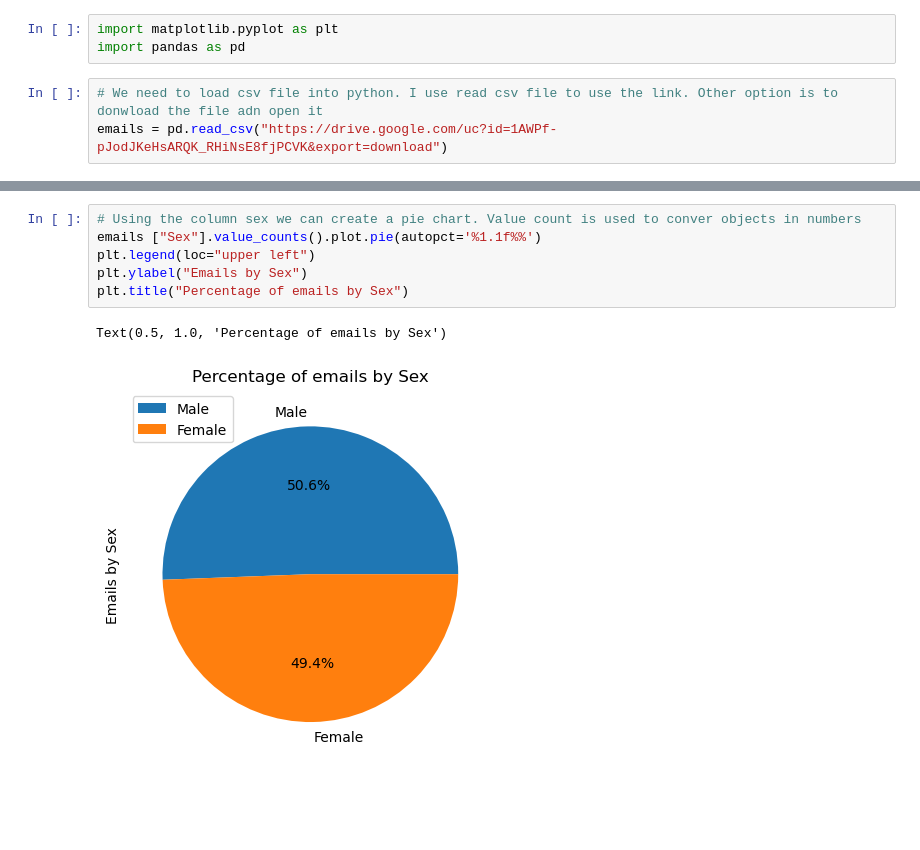
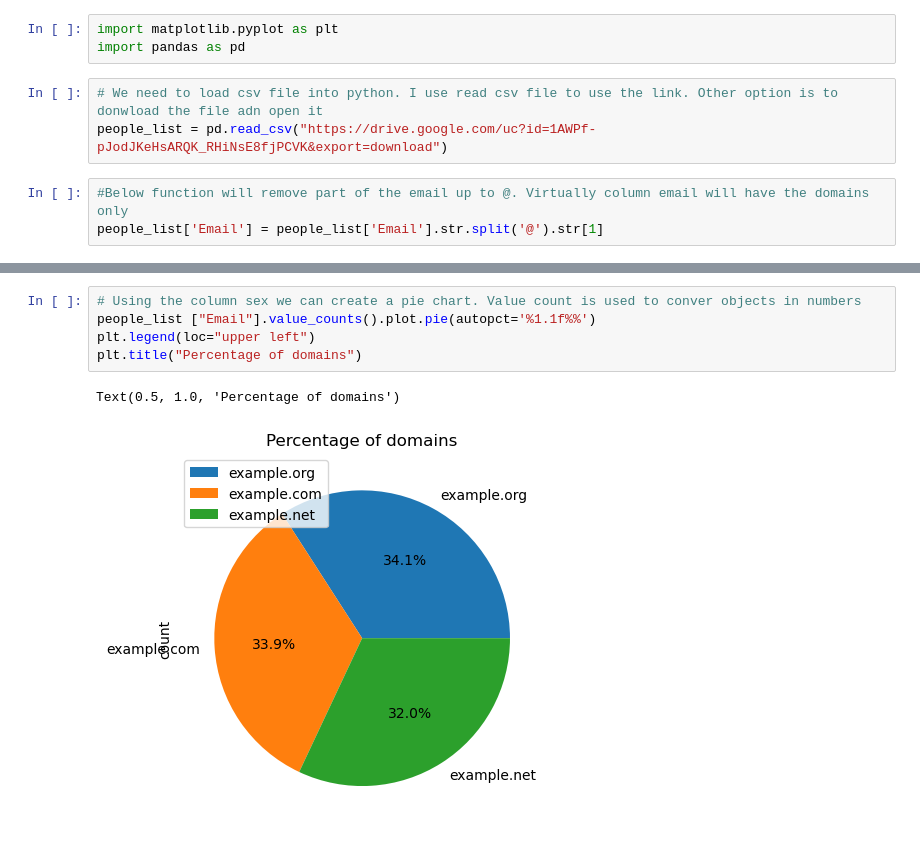
Before and after one commit to RobAstur/Programming-for-data-analytics, a Jupyter notebook: Assignment/assignment03-pie.ipynb, the cells around one changed output, grey strips where cells are left out. Drawn from its saved outputs; the diff is of its cells as text; blank space fills up the shorter version.

Commit message:
domains

```diff
--- a/Assignment/assignment03-pie.ipynb
+++ b/Assignment/assignment03-pie.ipynb
@@ -5,4 +5,7 @@ import matplotlib.pyplot as plt
 import pandas as pd
 # %%
 # We need to load csv file into python. I use read csv file to use the link. Other option is to donwload the file adn open it
-emails = pd.read_csv("https://drive.google.com/uc?id=1AWPf-pJodJKeHsARQK_RHiNsE8fjPCVK&export=download")
+people_list = pd.read_csv("https://drive.google.com/uc?id=1AWPf-pJodJKeHsARQK_RHiNsE8fjPCVK&export=download")
+# %%
+#Below function will remove part of the email up to @. Virtually column email will have the domains only
+people_list['Email'] = people_list['Email'].str.split('@').str[1]
@@ -9,9 +28,8 @@ emails = pd.read_csv("https://drive.google.com/uc?id=1AWPf-pJodJKeHsARQK_RHiNsE8
 # %%
 # Using the column sex we can create a pie chart. Value count is used to conver objects in numbers
-emails ["Sex"].value_counts().plot.pie(autopct='%1.1f%%')
+people_list ["Email"].value_counts().plot.pie(autopct='%1.1f%%')
 plt.legend(loc="upper left")
-plt.ylabel("Emails by Sex")
-plt.title("Percentage of emails by Sex")
+plt.title("Percentage of domains")
 # %% [output]
-Text(0.5, 1.0, 'Percentage of emails by Sex')
+Text(0.5, 1.0, 'Percentage of domains')
-[figure, old version]
+[figure, new version]
```
Also changed, not shown: parts of 1 cell of this notebook.
